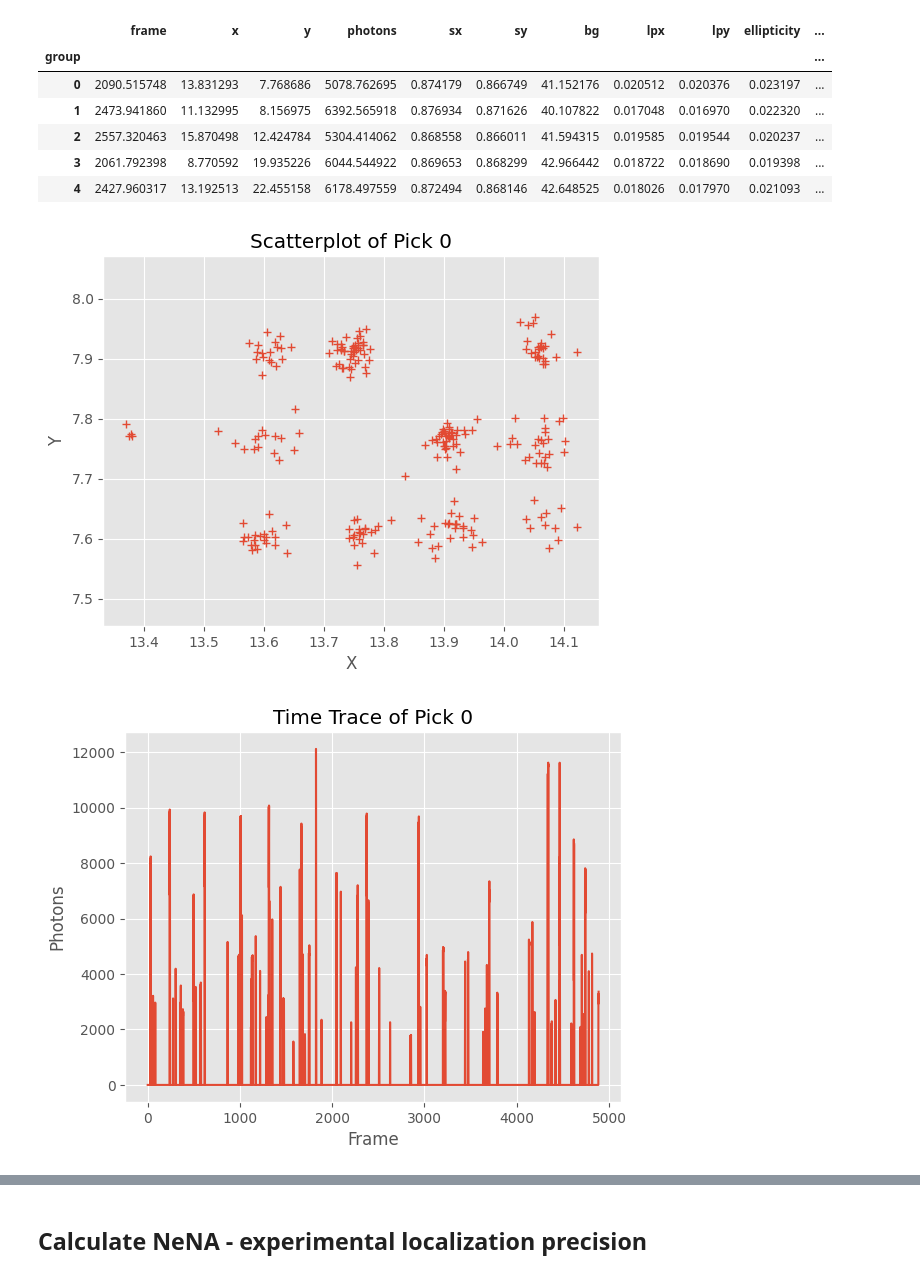
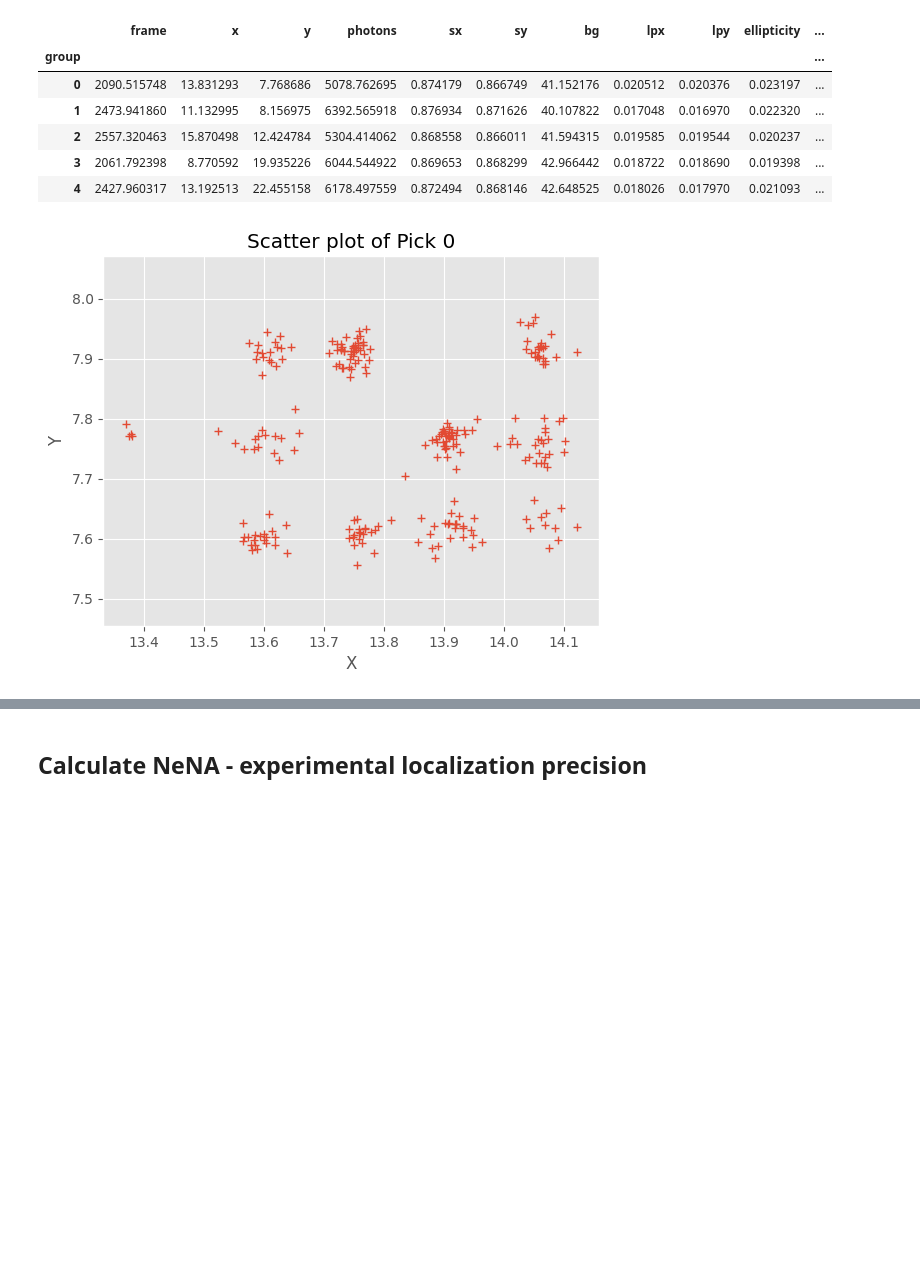
Before and after one commit to jungmannlab/picasso, a Jupyter notebook: samples/sample_notebook_2_basic_analysis.ipynb, the cells around one changed output, grey strips where cells are left out. Saved outputs shown, nothing was run; the diff lists cells and outputs as text; code cells hidden in the pictures; blank space fills up the shorter version.

```diff
--- a/samples/sample_notebook_2_basic_analysis.ipynb
+++ b/samples/sample_notebook_2_basic_analysis.ipynb
@@ -65,26 +74,14 @@ picked.groupby('group').mean().head()
 # %%
 # Display a scatterplot of localizations of group 0
 # Select pick 0
 pick_one = picked[picked.group == 0]
 
 # Scatterplot
 plt.plot(pick_one['x'], pick_one['y'],'+')
 plt.axis('equal')
-plt.title('Scatterplot of Pick 0')
+plt.title('Scatter plot of Pick 0')
 plt.xlabel('X')
 plt.ylabel('Y')
 plt.show()
-
-# Time trace with photon values
-xvec = np.arange(max(pick_one["frame"]) + 1)
-yvec = xvec[:] * 0
-yvec[pick_one["frame"]] = pick_one['photons']
-
-plt.plot(xvec, yvec)
-plt.title('Time Trace of Pick 0')
-plt.xlabel('Frame')
-plt.ylabel('Photons')
-plt.show()
 # %% [output]
-[figure, old version]
+[figure, new version]
-[figure, removed]
```
Also changed, not shown: parts of 24 cells of this notebook, 4 other files.
